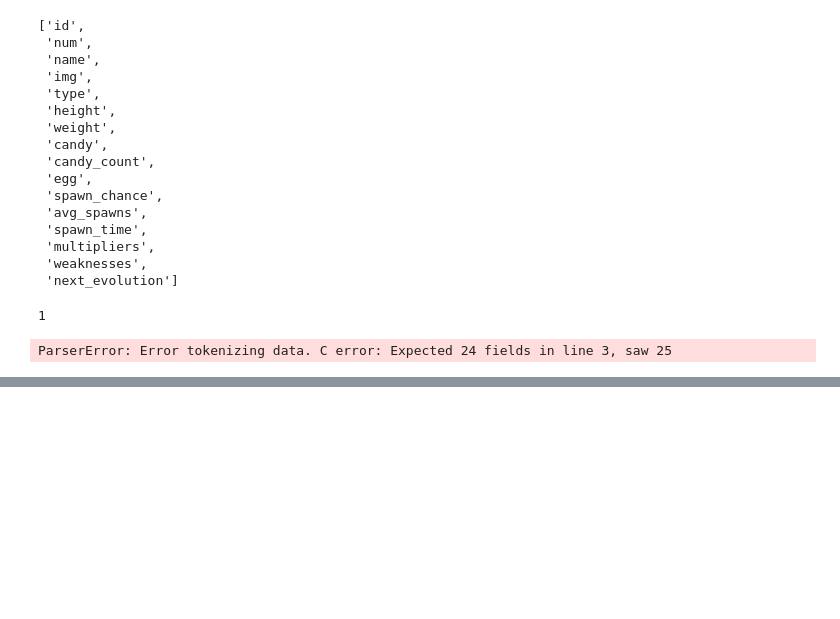
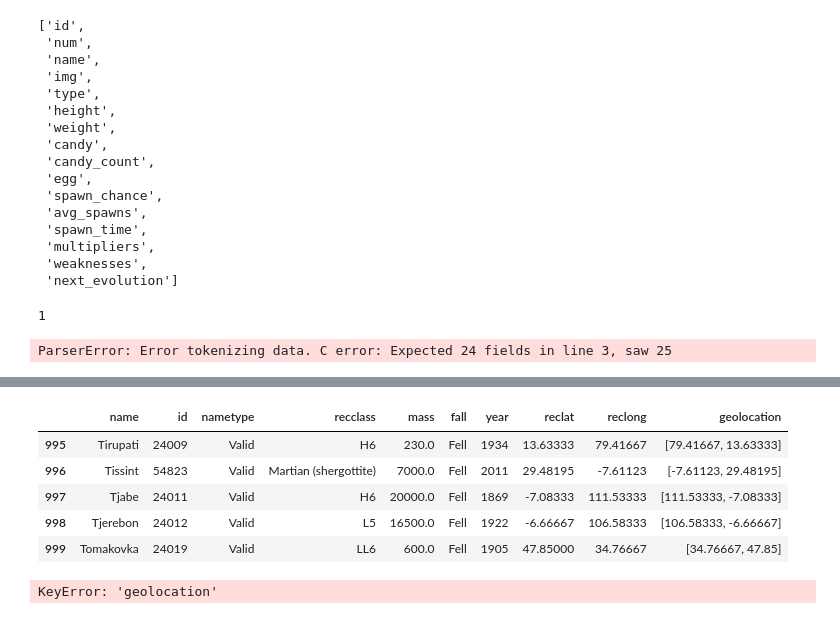
Before and after one commit to omkarpawar1430/Placement-Assignment-Omkar-Pawar, a Jupyter notebook: placement_assig_rough_work.ipynb, the cells around one changed output, grey strips where cells are left out. Saved outputs shown, nothing was run; the diff lists cells and outputs as text; code cells hidden in the pictures; blank space fills up the shorter version.

```diff
--- a/placement_assig_rough_work.ipynb
+++ b/placement_assig_rough_work.ipynb
@@ -138,0 +314,3 @@ ParserError: Error tokenizing data. C error: Expected 24 fields in line 3, saw 2
+# %%
+for i in range(len(data)):
+    data["geolocation"] = data["geolocation"][i]["coordinates"]
@@ -138,0 +319,6 @@ ParserError: Error tokenizing data. C error: Expected 24 fields in line 3, saw 2
+# %%
+for i in range(len(data)):
+    if data["geolocation"][i].isnull():
+        continue
+    else:
+        data["geolocation"] = data["geolocation"][i]["coordinates"]
@@ -138,0 +327,6 @@ ParserError: Error tokenizing data. C error: Expected 24 fields in line 3, saw 2
+# %%
+for i in range(len(data)):
+    if pd.isnull(data["geolocation"][i]):
+        continue
+    else:
+        data["geolocation"][i] = data["geolocation"][i]["coordinates"]
@@ -138,0 +351,14 @@ ParserError: Error tokenizing data. C error: Expected 24 fields in line 3, saw 2
+# %%
+data.tail()
+# %% [output]
+|  | name | id | nametype | recclass | mass | fall | year | reclat | reclong | geolocation |
+| 995 | Tirupati | 24009 | Valid | H6 | 230.0 | Fell | 1934 | 13.63333 | 79.41667 | [79.41667, 13.63333] |
+| 996 | Tissint | 54823 | Valid | Martian (shergottite) | 7000.0 | Fell | 2011 | 29.48195 | -7.61123 | [-7.61123, 29.48195] |
+| 997 | Tjabe | 24011 | Valid | H6 | 20000.0 | Fell | 1869 | -7.08333 | 111.53333 | [111.53333, -7.08333] |
+| 998 | Tjerebon | 24012 | Valid | L5 | 16500.0 | Fell | 1922 | -6.66667 | 106.58333 | [106.58333, -6.66667] |
+| 999 | Tomakovka | 24019 | Valid | LL6 | 600.0 | Fell | 1905 | 47.85000 | 34.76667 | [34.76667, 47.85] |
+# %%
+for i in range(0,len(df)+1):
+        df['geolocation'].iloc[i]['coordinates'] = [ int(j) for j in df['geolocation'].iloc[i]['coordinates']]
+# %% [output]
+KeyError: 'geolocation'
```
Also changed, not shown: parts of 38 cells of this notebook, 4 other files.
